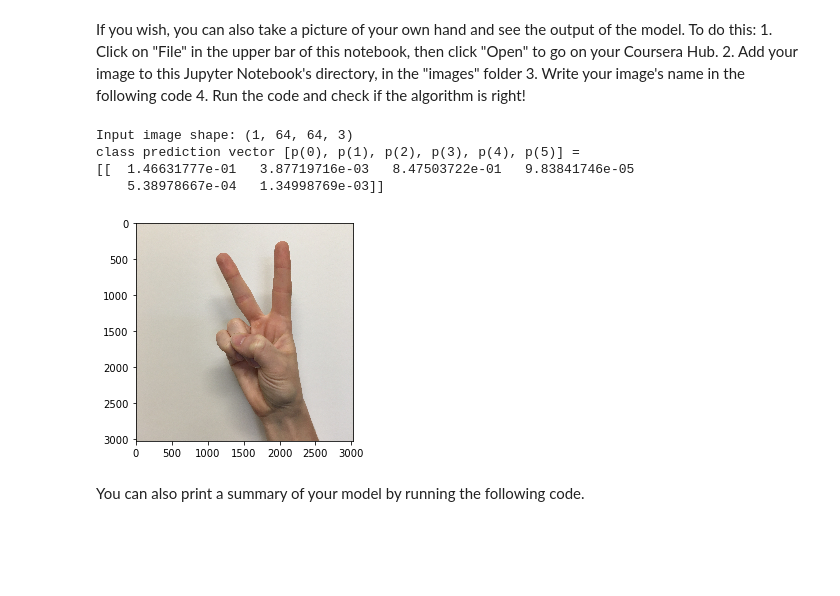
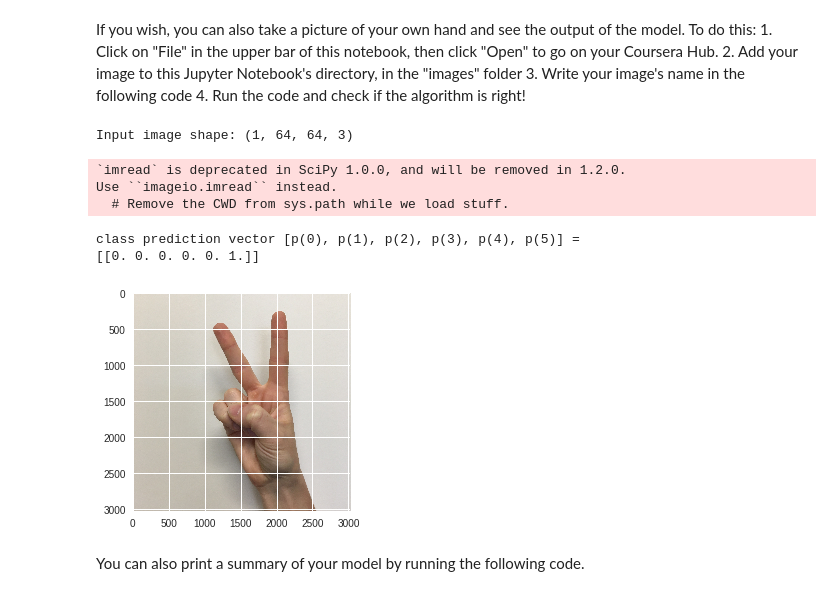
Before and after one commit to csaybar/DLcoursera, a Jupyter notebook: Convolutional Neural Networks/week02/ResNets/Residual+Networks+-+v2.ipynb, the cells around one changed output. Drawn from its saved outputs; the diff is of its cells as text; code cells hidden in the pictures; blank space fills up the shorter version.

```diff
--- a/Convolutional Neural Networks/week02/ResNets/Residual+Networks+-+v2.ipynb
+++ b/Convolutional Neural Networks/week02/ResNets/Residual+Networks+-+v2.ipynb
@@ -454,4 +591,4 @@ Y_test shape: (120, 6)
 # %% [markdown]
 Run the following cell to train your model on 2 epochs with a batch size of 32. On a CPU it should take you around 5min per epoch.
 # %%
-model.fit(X_train, Y_train, epochs = 2, batch_size = 32)
+model.fit(X_train, Y_train, epochs = 20, batch_size = 32)
@@ -514,7 +645,7 @@ After you have finished this official (graded) part of this assignment, you can
 
 Using a GPU, we've trained our own ResNet50 model's weights on the SIGNS dataset. You can load and run our trained model on the test set in the cells below. It may take ≈1min to load the model.
 # %%
-model = load_model('ResNet50.h5')
+# model = load_model('ResNet50.h5')
 # %%
 preds = model.evaluate(X_test, Y_test)
 print ("Loss = " + str(preds[0]))
@@ -536,22 +667,27 @@ If you wish, you can also take a picture of your own hand and see the output of
     3. Write your image's name in the following code
     4. Run the code and check if the algorithm is right!
 # %%
-img_path = 'images/my_image.jpg'
+img_path = 'my_image.jpg'
+url = 'https://raw.githubusercontent.com/csaybar/DLcoursera/master/Convolutional%20Neural%20Networks/week02/ResNets/images/'
+
+urllib.request.urlretrieve(url + img_path, img_path)
 img = image.load_img(img_path, target_size=(64, 64))
 x = image.img_to_array(img)
 x = np.expand_dims(x, axis=0)
 x = preprocess_input(x)
 print('Input image shape:', x.shape)
 my_image = scipy.misc.imread(img_path)
 imshow(my_image)
 print("class prediction vector [p(0), p(1), p(2), p(3), p(4), p(5)] = ")
 print(model.predict(x))
 # %% [output]
 Input image shape: (1, 64, 64, 3)
-class prediction vector [p(0), p(1), p(2), p(3), p(4), p(5)] =
-[[  1.46631777e-01   3.87719716e-03   8.47503722e-01   9.83841746e-05
-    5.38978667e-04   1.34998769e-03]]
+`imread` is deprecated in SciPy 1.0.0, and will be removed in 1.2.0.
+Use ``imageio.imread`` instead.
+  # Remove the CWD from sys.path while we load stuff.
+class prediction vector [p(0), p(1), p(2), p(3), p(4), p(5)] =
+[[0. 0. 0. 0. 0. 1.]]
-[figure, old version]
+[figure, new version]
 # %% [markdown]
 You can also print a summary of your model by running the following code.
 # %%
```
Also changed, not shown: parts of 14 cells of this notebook.
